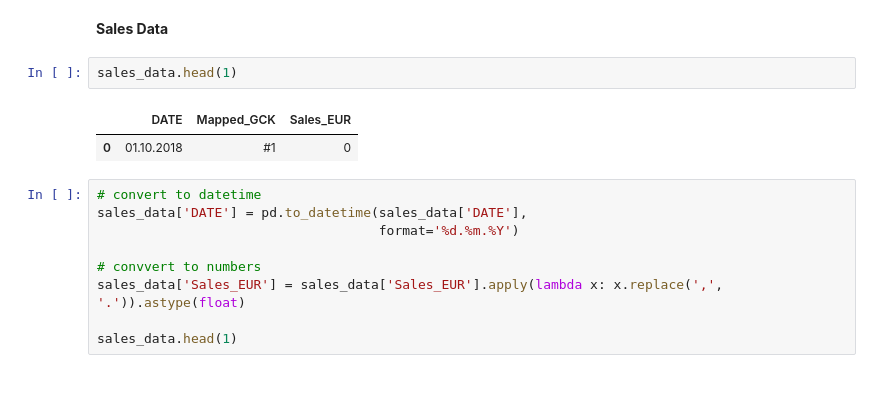
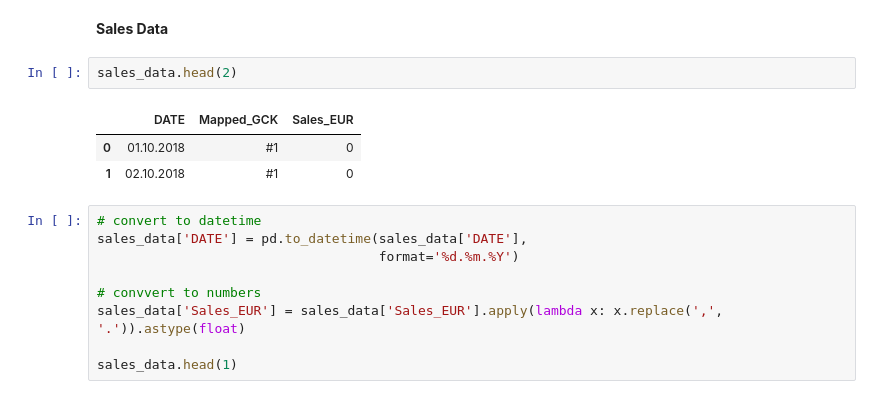
Before and after one commit to MGN19/Siemens-forecast, a Jupyter notebook: test_ant.ipynb, the cells around one changed output. Drawn from its saved outputs; the diff is of its cells as text.

```diff
--- a/test_ant.ipynb
+++ b/test_ant.ipynb
@@ -14,10 +14,11 @@ market_data = pd.read_excel('./data/Case2_Market data.xlsx',
 # %% [markdown]
 **Sales Data**
 # %%
-sales_data.head(1)
+sales_data.head(2)
 # %% [output]
 |  | DATE | Mapped_GCK | Sales_EUR |
 | 0 | 01.10.2018 | #1 | 0 |
+| 1 | 02.10.2018 | #1 | 0 |
 # %%
 # convert to datetime
 sales_data['DATE'] = pd.to_datetime(sales_data['DATE'],
```
Also changed, not shown: parts of 12 cells of this notebook.
